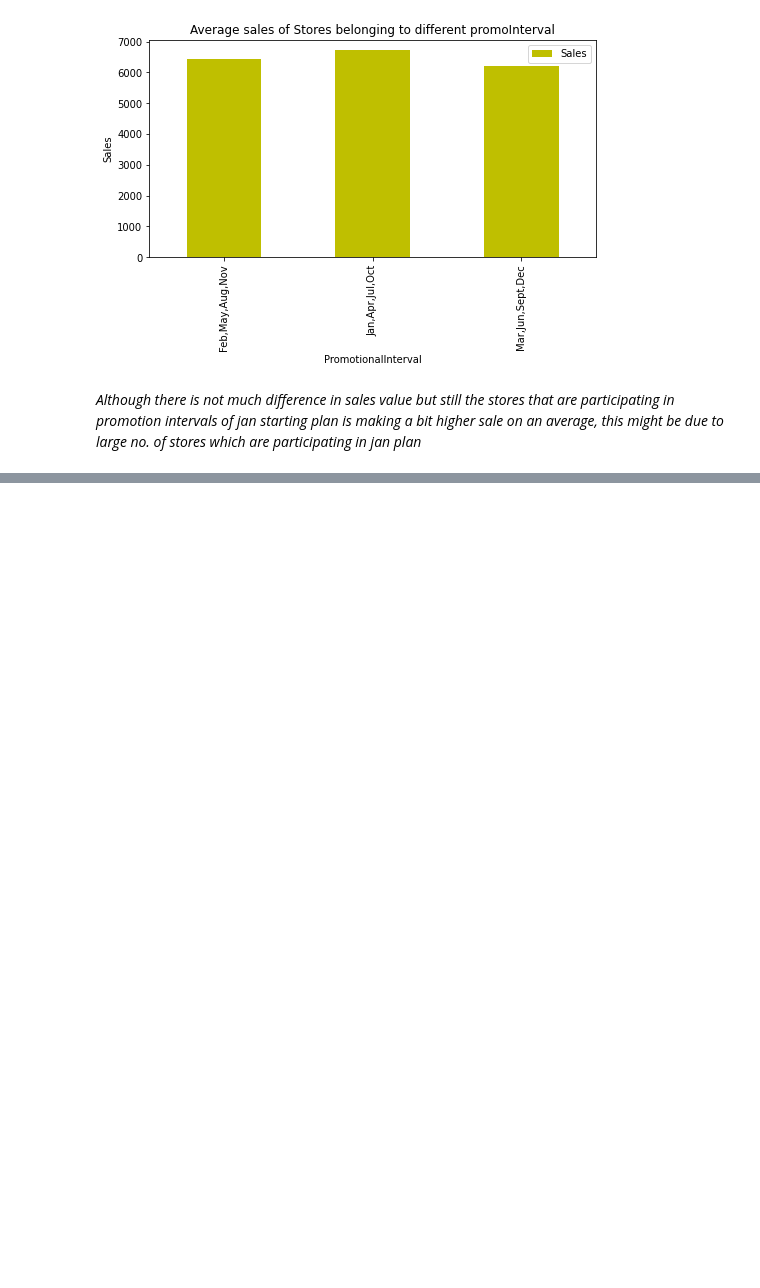
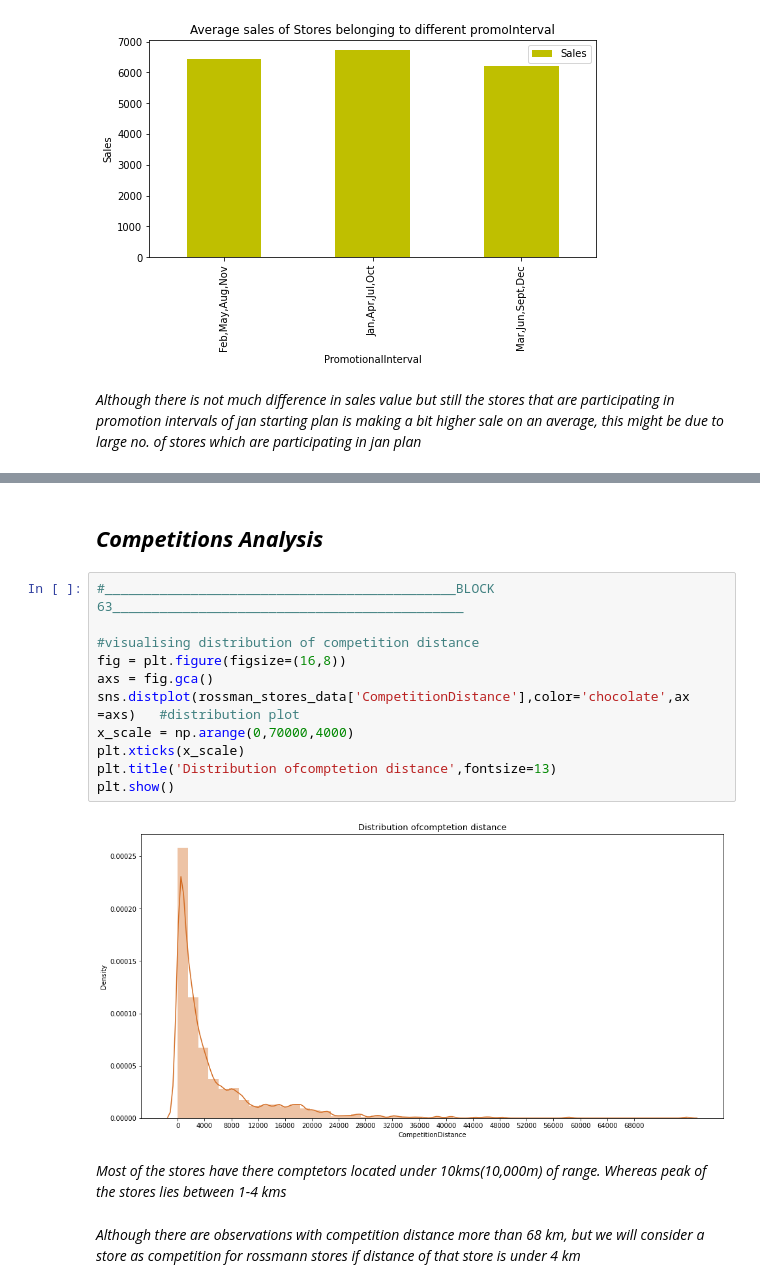
Before and after one commit to kiranmahara9600/Rossmann-Sales-Prediction, a Jupyter notebook: Rossmann_Sales_Prediction.ipynb, the cells around one changed output, grey strips where cells are left out. Drawn from its saved outputs; the diff is of its cells as text; blank space fills up the shorter version.

```diff
--- a/Rossmann_Sales_Prediction.ipynb
+++ b/Rossmann_Sales_Prediction.ipynb
@@ -1057,0 +1158,19 @@ rossman_stores_data[rossman_stores_data['Promo2']==1].groupby(['PromoInterval'])
+# %% [markdown]
+## ***Competitions Analysis***
+# %%
+#_____________________________________________BLOCK 63_____________________________________________
+
+#visualising distribution of competition distance
+fig = plt.figure(figsize=(16,8))
+axs = fig.gca()
+sns.distplot(rossman_stores_data['CompetitionDistance'],color='chocolate',ax =axs)   #distribution plot
+x_scale = np.arange(0,70000,4000)
+plt.xticks(x_scale)
+plt.title('Distribution ofcomptetion distance',fontsize=13)
+plt.show()
+# %% [output]
+[figure, added]
+# %% [markdown]
+*Most of the stores have there comptetors located under 10kms(10,000m) of range. Whereas peak of the stores lies between 1-4 kms*
+# %% [markdown]
+*Although there are observations with competition distance more than 68 km, but we will consider a store as competition for rossmann stores if distance of that store is under 4 km*
```
Also changed, not shown: parts of 16 cells of this notebook.
